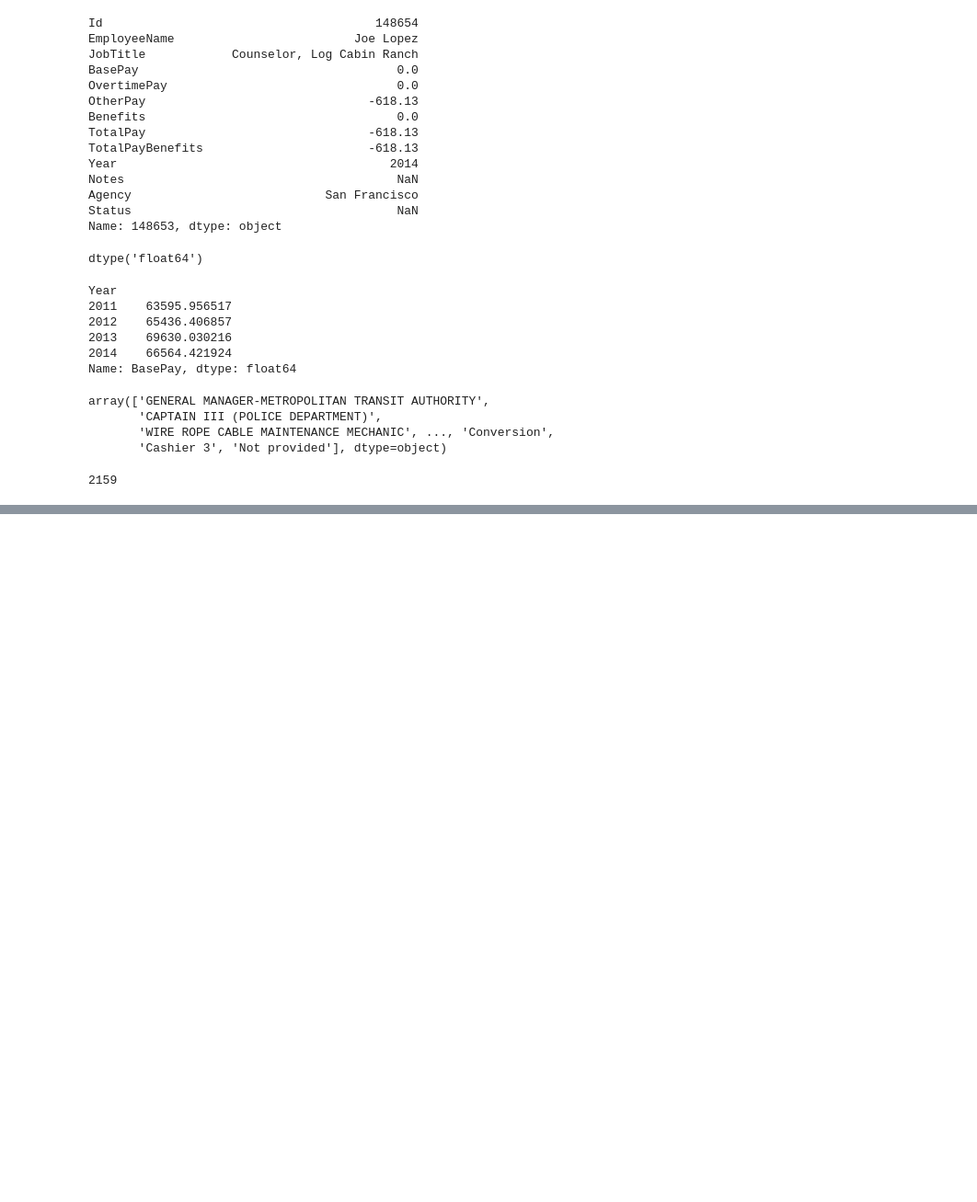
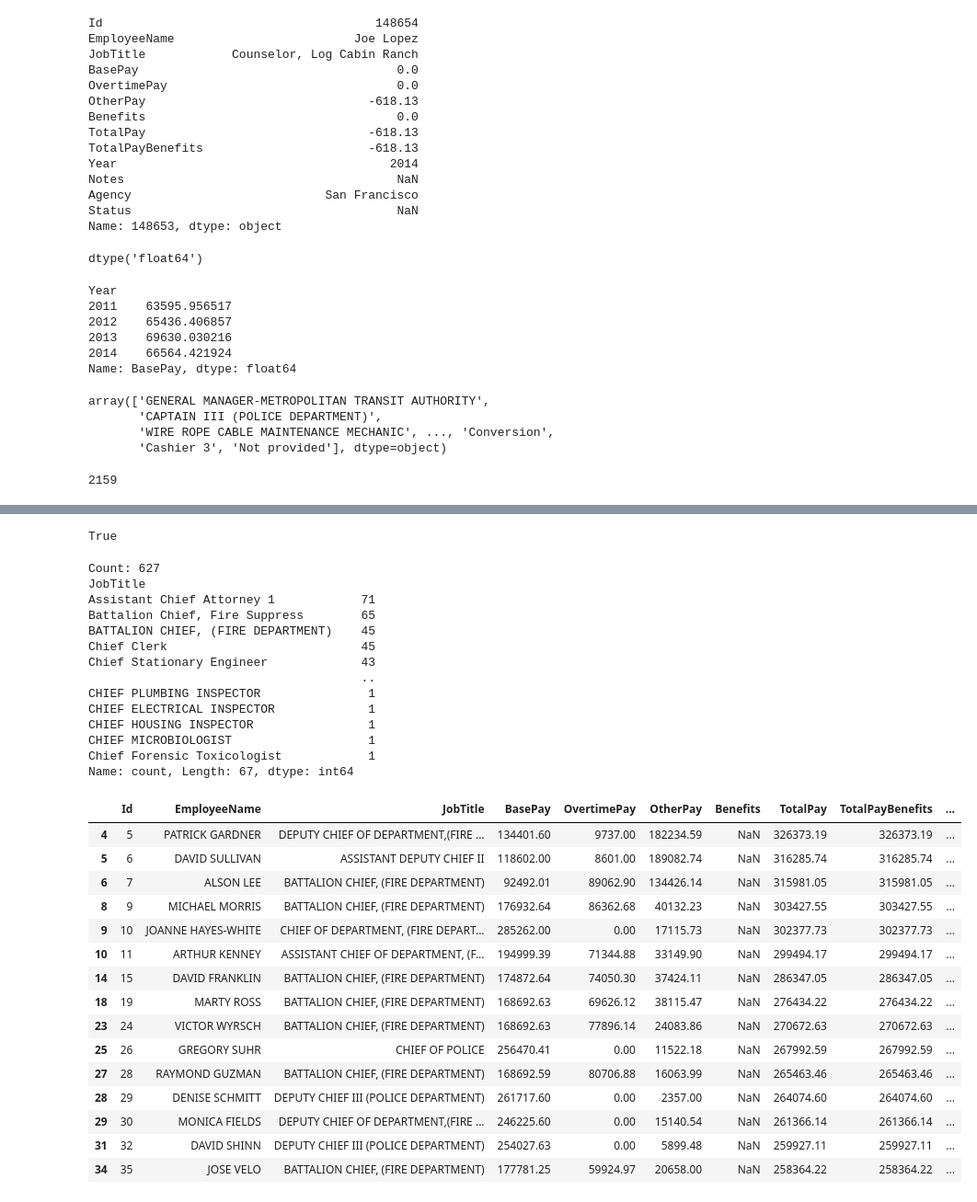
Before and after one commit to Lizaa-sm/python_to_DS, a Jupyter notebook: Python_Pandas/Pandas_Exercise_I.ipynb, the cells around one changed output, grey strips where cells are left out. Shown at 92% size. Drawn from its saved outputs; the diff is of its cells as text; code cells hidden in the pictures; blank space fills up the shorter version.

```diff
--- a/Python_Pandas/Pandas_Exercise_I.ipynb
+++ b/Python_Pandas/Pandas_Exercise_I.ipynb
@@ -191,0 +249,54 @@ salaries['JobTitle'].nunique()
+# %%
+ch_s('Hi morning CHIEF here')
+# %% [output]
+True
+# %%
+# The people have the word Chief in their job title:
+
+import re
+
+# Mask com regex que procura a palavra whole-word 'chief' (case-insensitive)
+mask = salaries['JobTitle'].str.contains(r'\bchief\b', case=False, regex=True, na=False)
+
+# Quantidade
+count = mask.sum()
+print("Count:", count)
+
+# Linhas que correspondem
+result_df = salaries[mask]
+result_df.head()
+
+# Se quiser ver quais títulos aparecem e quantas vezes:
+print(result_df['JobTitle'].value_counts())
+result_df[:15]
+# %% [output]
+Count: 627
+JobTitle
+Assistant Chief Attorney 1            71
+Battalion Chief, Fire Suppress        65
+BATTALION CHIEF, (FIRE DEPARTMENT)    45
+Chief Clerk                           45
+Chief Stationary Engineer             43
+                                      ..
+CHIEF PLUMBING INSPECTOR               1
+CHIEF ELECTRICAL INSPECTOR             1
+CHIEF HOUSING INSPECTOR                1
+CHIEF MICROBIOLOGIST                   1
+Chief Forensic Toxicologist            1
+Name: count, Length: 67, dtype: int64
+|  | Id | EmployeeName | JobTitle | BasePay | OvertimePay | OtherPay | Benefits | TotalPay | TotalPayBenefits | ... |
+| 4 | 5 | PATRICK GARDNER | DEPUTY CHIEF OF DEPARTMENT,(FIRE ... | 134401.60 | 9737.00 | 182234.59 | NaN | 326373.19 | 326373.19 | ... |
+| 5 | 6 | DAVID SULLIVAN | ASSISTANT DEPUTY CHIEF II | 118602.00 | 8601.00 | 189082.74 | NaN | 316285.74 | 316285.74 | ... |
+| 6 | 7 | ALSON LEE | BATTALION CHIEF, (FIRE DEPARTMENT) | 92492.01 | 89062.90 | 134426.14 | NaN | 315981.05 | 315981.05 | ... |
+| 8 | 9 | MICHAEL MORRIS | BATTALION CHIEF, (FIRE DEPARTMENT) | 176932.64 | 86362.68 | 40132.23 | NaN | 303427.55 | 303427.55 | ... |
+| 9 | 10 | JOANNE HAYES-WHITE | CHIEF OF DEPARTMENT, (FIRE DEPART... | 285262.00 | 0.00 | 17115.73 | NaN | 302377.73 | 302377.73 | ... |
+| 10 | 11 | ARTHUR KENNEY | ASSISTANT CHIEF OF DEPARTMENT, (F... | 194999.39 | 71344.88 | 33149.90 | NaN | 299494.17 | 299494.17 | ... |
+| 14 | 15 | DAVID FRANKLIN | BATTALION CHIEF, (FIRE DEPARTMENT) | 174872.64 | 74050.30 | 37424.11 | NaN | 286347.05 | 286347.05 | ... |
+| 18 | 19 | MARTY ROSS | BATTALION CHIEF, (FIRE DEPARTMENT) | 168692.63 | 69626.12 | 38115.47 | NaN | 276434.22 | 276434.22 | ... |
+| 23 | 24 | VICTOR WYRSCH | BATTALION CHIEF, (FIRE DEPARTMENT) | 168692.63 | 77896.14 | 24083.86 | NaN | 270672.63 | 270672.63 | ... |
+| 25 | 26 | GREGORY SUHR | CHIEF OF POLICE | 256470.41 | 0.00 | 11522.18 | NaN | 267992.59 | 267992.59 | ... |
+| 27 | 28 | RAYMOND GUZMAN | BATTALION CHIEF, (FIRE DEPARTMENT) | 168692.59 | 80706.88 | 16063.99 | NaN | 265463.46 | 265463.46 | ... |
+| 28 | 29 | DENISE SCHMITT | DEPUTY CHIEF III (POLICE DEPARTMENT) | 261717.60 | 0.00 | 2357.00 | NaN | 264074.60 | 264074.60 | ... |
+| 29 | 30 | MONICA FIELDS | DEPUTY CHIEF OF DEPARTMENT,(FIRE ... | 246225.60 | 0.00 | 15140.54 | NaN | 261366.14 | 261366.14 | ... |
+| 31 | 32 | DAVID SHINN | DEPUTY CHIEF III (POLICE DEPARTMENT) | 254027.63 | 0.00 | 5899.48 | NaN | 259927.11 | 259927.11 | ... |
+| 34 | 35 | JOSE VELO | BATTALION CHIEF, (FIRE DEPARTMENT) | 177781.25 | 59924.97 | 20658.00 | NaN | 258364.22 | 258364.22 | ... |
```
Also changed, not shown: parts of 7 cells of this notebook.
